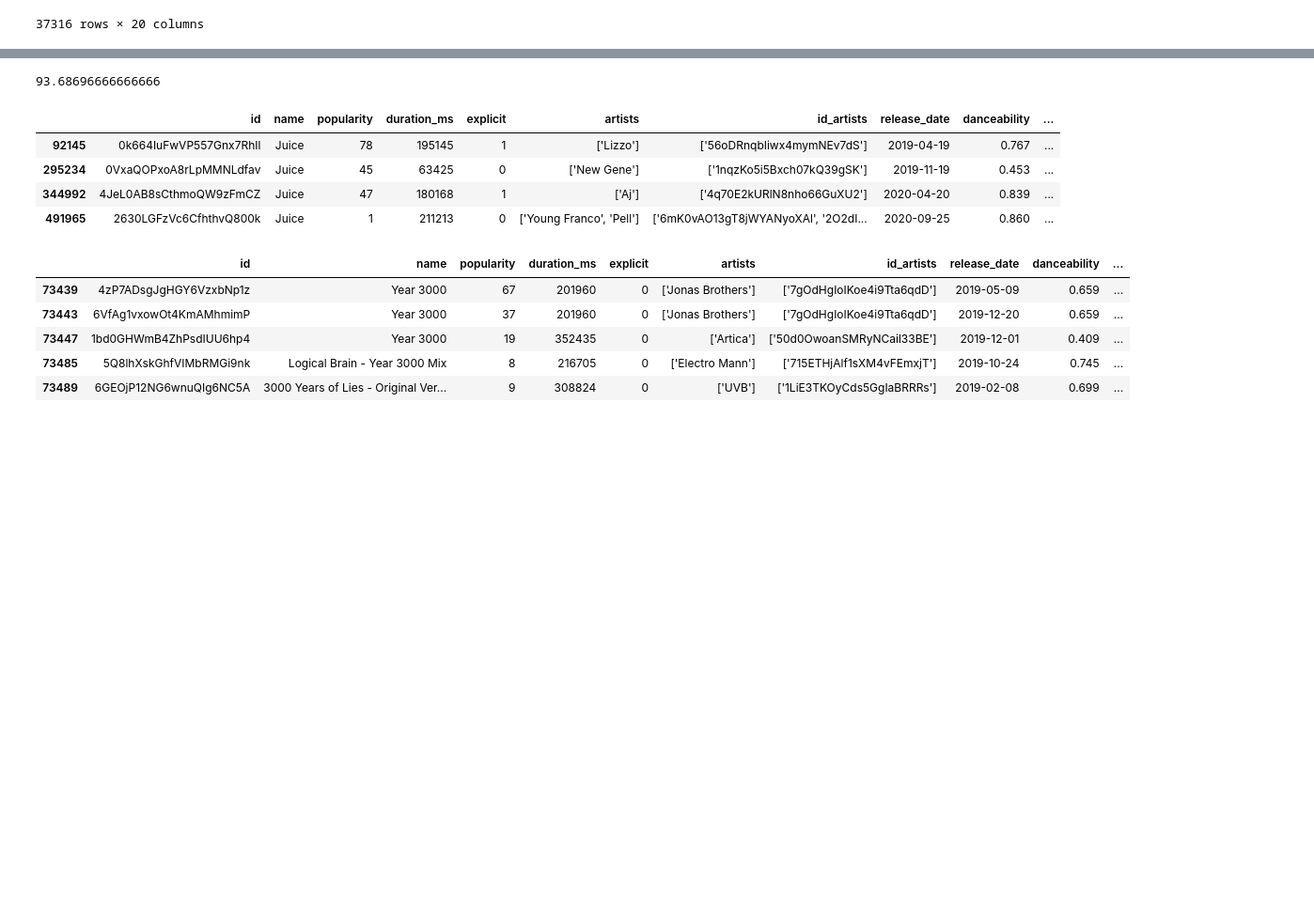
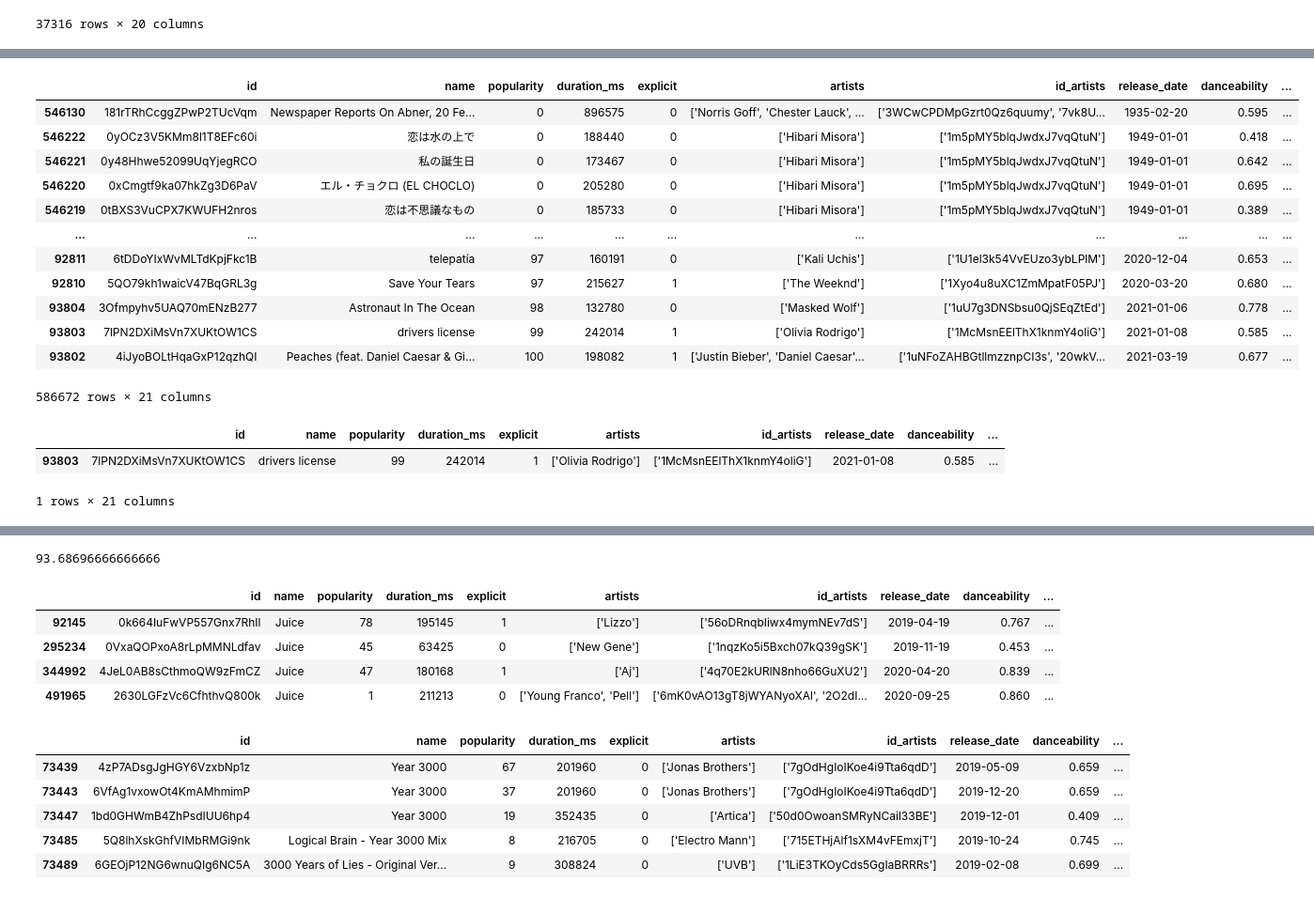
Before and after one commit to AleCioc/STEMdays, a Jupyter notebook: dena/dataset_exploration.ipynb, the cells around one changed output, grey strips where cells are left out. Shown at 94% size. Cells and saved outputs as stored; diff of their text form; code cells hidden in the pictures; blank space fills up the shorter version.

```diff
--- a/dena/dataset_exploration.ipynb
+++ b/dena/dataset_exploration.ipynb
@@ -75,0 +95,22 @@ df_from_file[df_from_file["danceability"] > 0.8]
+# %%
+df_from_file.sort_values("popularity")
+# %% [output]
+|  | id | name | popularity | duration_ms | explicit | artists | id_artists | release_date | danceability | ... |
+| 546130 | 181rTRhCcggZPwP2TUcVqm | Newspaper Reports On Abner, 20 Fe... | 0 | 896575 | 0 | ['Norris Goff', 'Chester Lauck', ... | ['3WCwCPDMpGzrt0Qz6quumy', '7vk8U... | 1935-02-20 | 0.595 | ... |
+| 546222 | 0yOCz3V5KMm8l1T8EFc60i | 恋は水の上で | 0 | 188440 | 0 | ['Hibari Misora'] | ['1m5pMY5blqJwdxJ7vqQtuN'] | 1949-01-01 | 0.418 | ... |
+| 546221 | 0y48Hhwe52099UqYjegRCO | 私の誕生日 | 0 | 173467 | 0 | ['Hibari Misora'] | ['1m5pMY5blqJwdxJ7vqQtuN'] | 1949-01-01 | 0.642 | ... |
+| 546220 | 0xCmgtf9ka07hkZg3D6PaV | エル・チョクロ (EL CHOCLO) | 0 | 205280 | 0 | ['Hibari Misora'] | ['1m5pMY5blqJwdxJ7vqQtuN'] | 1949-01-01 | 0.695 | ... |
+| 546219 | 0tBXS3VuCPX7KWUFH2nros | 恋は不思議なもの | 0 | 185733 | 0 | ['Hibari Misora'] | ['1m5pMY5blqJwdxJ7vqQtuN'] | 1949-01-01 | 0.389 | ... |
+| ... | ... | ... | ... | ... | ... | ... | ... | ... | ... | ... |
+| 92811 | 6tDDoYIxWvMLTdKpjFkc1B | telepatía | 97 | 160191 | 0 | ['Kali Uchis'] | ['1U1el3k54VvEUzo3ybLPlM'] | 2020-12-04 | 0.653 | ... |
+| 92810 | 5QO79kh1waicV47BqGRL3g | Save Your Tears | 97 | 215627 | 1 | ['The Weeknd'] | ['1Xyo4u8uXC1ZmMpatF05PJ'] | 2020-03-20 | 0.680 | ... |
+| 93804 | 3Ofmpyhv5UAQ70mENzB277 | Astronaut In The Ocean | 98 | 132780 | 0 | ['Masked Wolf'] | ['1uU7g3DNSbsu0QjSEqZtEd'] | 2021-01-06 | 0.778 | ... |
+| 93803 | 7lPN2DXiMsVn7XUKtOW1CS | drivers license | 99 | 242014 | 1 | ['Olivia Rodrigo'] | ['1McMsnEElThX1knmY4oliG'] | 2021-01-08 | 0.585 | ... |
+| 93802 | 4iJyoBOLtHqaGxP12qzhQI | Peaches (feat. Daniel Caesar & Gi... | 100 | 198082 | 1 | ['Justin Bieber', 'Daniel Caesar'... | ['1uNFoZAHBGtllmzznpCI3s', '20wkV... | 2021-03-19 | 0.677 | ... |
+586672 rows × 21 columns
+# %%
+df[df["popularity"] == 99]
+# %% [output]
+|  | id | name | popularity | duration_ms | explicit | artists | id_artists | release_date | danceability | ... |
+| 93803 | 7lPN2DXiMsVn7XUKtOW1CS | drivers license | 99 | 242014 | 1 | ['Olivia Rodrigo'] | ['1McMsnEElThX1knmY4oliG'] | 2021-01-08 | 0.585 | ... |
+1 rows × 21 columns
```
Also changed, not shown: parts of 2 cells of this notebook, 2 other files.
